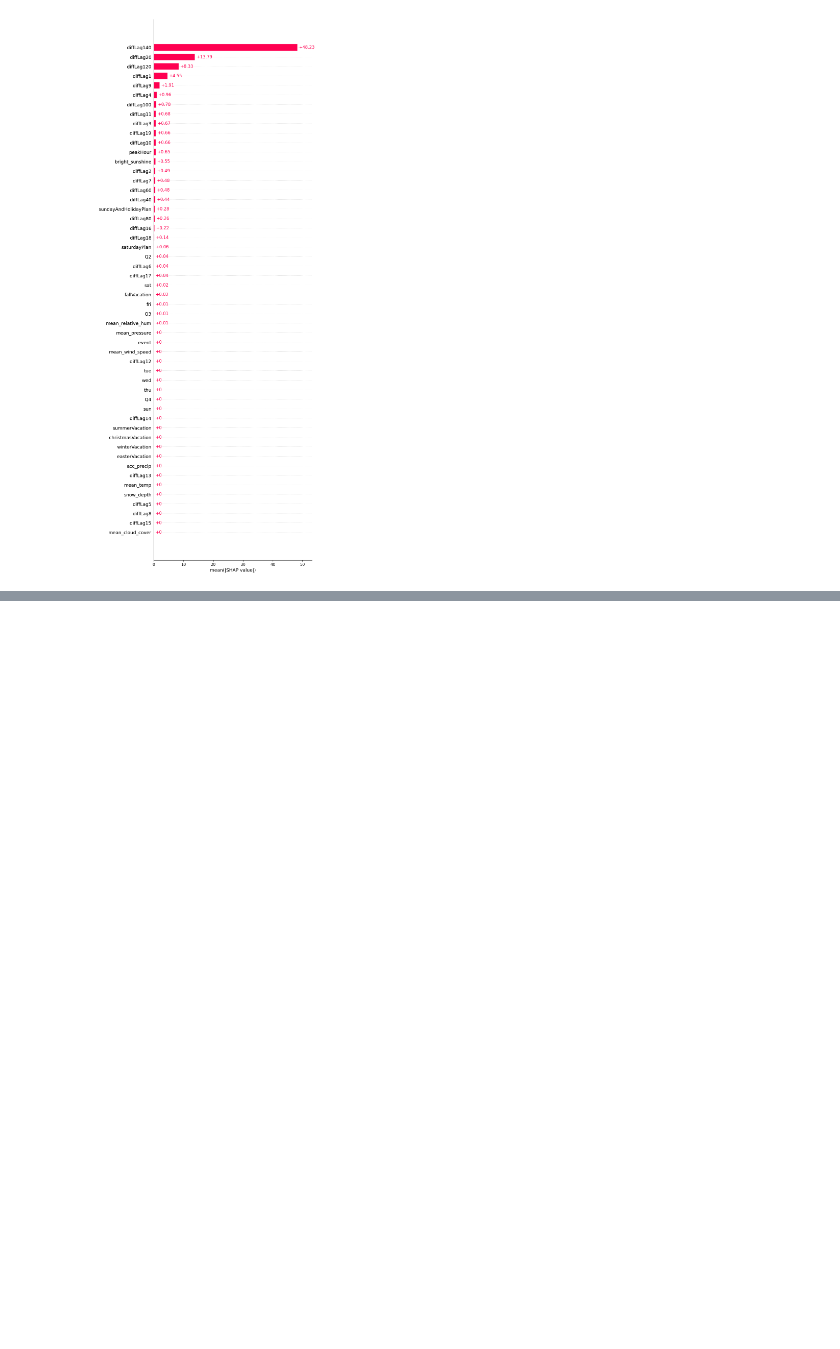
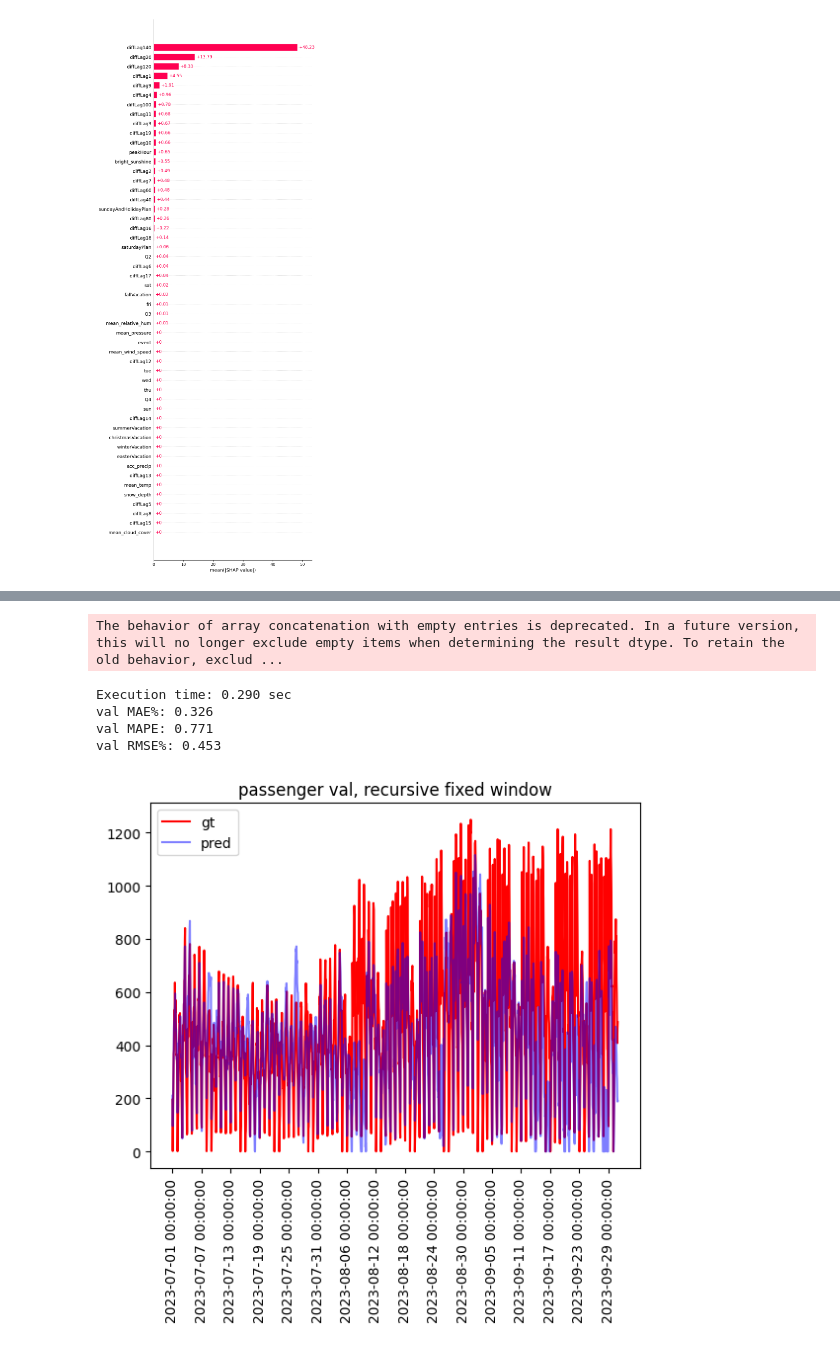
Before and after one commit to andr830g/Machine-Learning-Passenger-Forecasting, a Jupyter notebook: MachineLearningModelling.ipynb, the cells around one changed output, grey strips where cells are left out. Drawn from its saved outputs; the diff is of its cells as text; code cells hidden in the pictures; blank space fills up the shorter version.

Commit message:
Added fixed, expanding and rolling window
Added window forecast methods for sklearn models

```diff
--- a/MachineLearningModelling.ipynb
+++ b/MachineLearningModelling.ipynb
@@ -260,0 +305,58 @@ shap.plots.bar(shap_values, max_display=52)
+# %%
+# fixed window forecast (no reestimation)
+model = xgb.XGBRegressor(n_estimators=35, max_depth=40, eta=0.05, seed=42, device=device)
+
+scalar = StandardScaler()
+exog_scalar = StandardScaler()
+forecaster = ForecasterAutoreg(
+                 regressor = model,
+                 lags      = [1, 20, 120, 140],
+                 differentiation=1,
+                 transformer_y=scalar,
+                 transformer_exog=exog_scalar
+             )
+
+forecaster.fit(y=y_train, exog=X_train)
+
+horizon = 40
+y_val_pred = pd.Series()
+indexrange = range(y_val.index[0], y_val.index[-1] + 1, horizon)
+
+timer = utils.Time()
+timer.start()
+for idx, time in enumerate(indexrange):
+    # include 141 last obs in train because of lags
+    last_window = y_train.tail(forecaster.max_lag + 1)
+    # include validation obs from first index to step before forecast
+    if idx > 0:
+        last_window = pd.concat([last_window, y_val.loc[:time-1]])
+
+    # forecast starting from last window
+    preds = forecaster.predict(steps=horizon, exog=X_val.loc[time:time+horizon], last_window=last_window)
+    y_val_pred = pd.concat([y_val_pred, preds])
+print(timer.end())
+
+# round and cut off
+y_val_pred = y_val_pred.round()
+y_val_pred[y_val_pred < 0] = 0
+
+print('val MAE%:', utils.MAE(y=y_val, yhat=y_val_pred))
+print('val MAPE:', utils.MAPE(y=y_val, yhat=y_val_pred))
+print('val RMSE%:', utils.RMSE(y=y_val, yhat=y_val_pred))
+#############################################################################
+# Mangler training loss
+#############################################################################
+
+plt.plot(X_val.index, val60_line['passengersBoarding'], color='red', label='gt')
+plt.plot(X_val.index, y_val_pred, color='blue', alpha=0.5, label='pred')
+plt.xticks(range(y_val.index[0], y_val.index[-1] + 1, horizon*3), val60_line['datetime'].values[::horizon*3], rotation=90)
+plt.title('passenger val, recursive fixed window')
+plt.legend()
+plt.show()
+# %% [output]
+The behavior of array concatenation with empty entries is deprecated. In a future version, this will no longer exclude empty items when determining the result dtype. To retain the old behavior, exclud ...
+Execution time: 0.290 sec
+val MAE%: 0.326
+val MAPE: 0.771
+val RMSE%: 0.453
+[figure, added]
```
Also changed, not shown: parts of 7 cells of this notebook.
